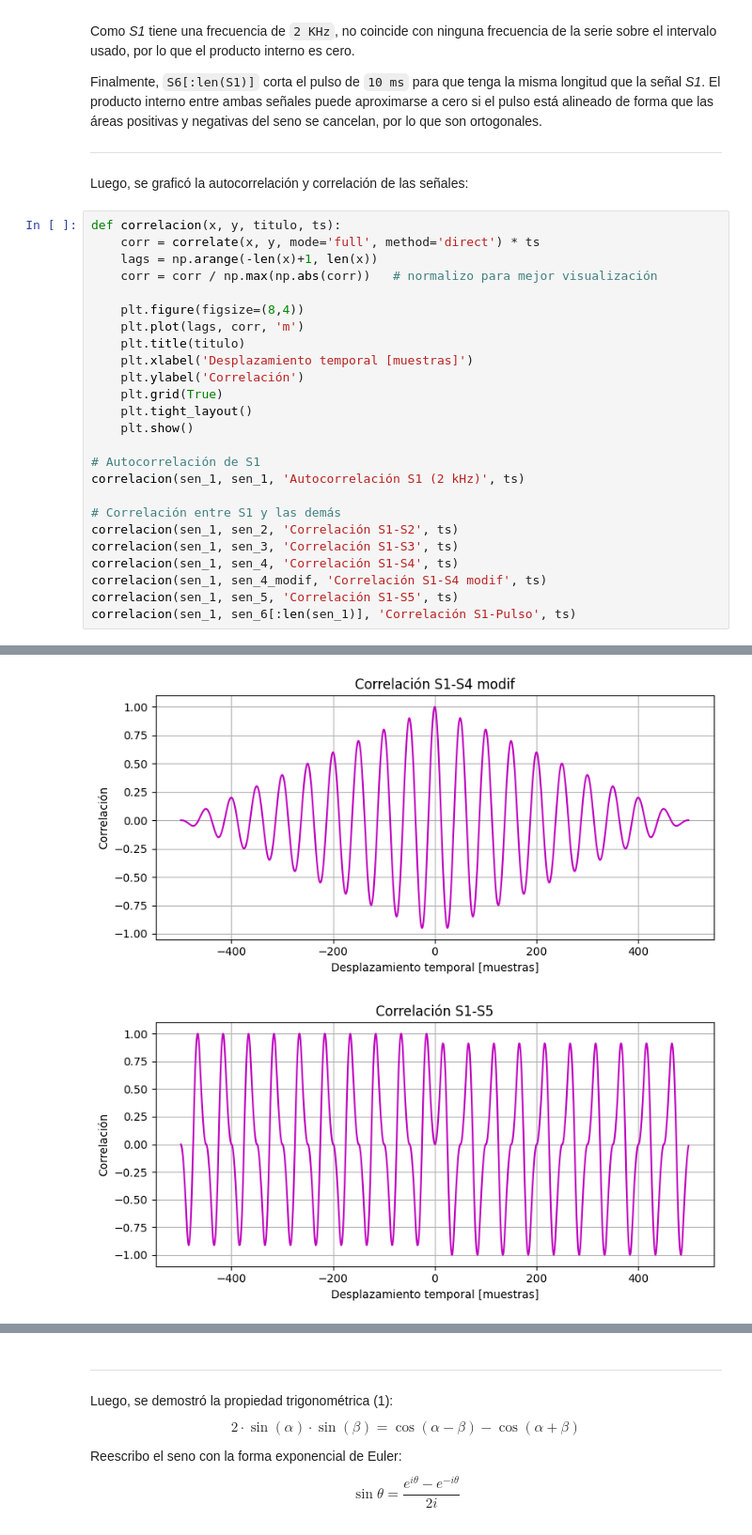
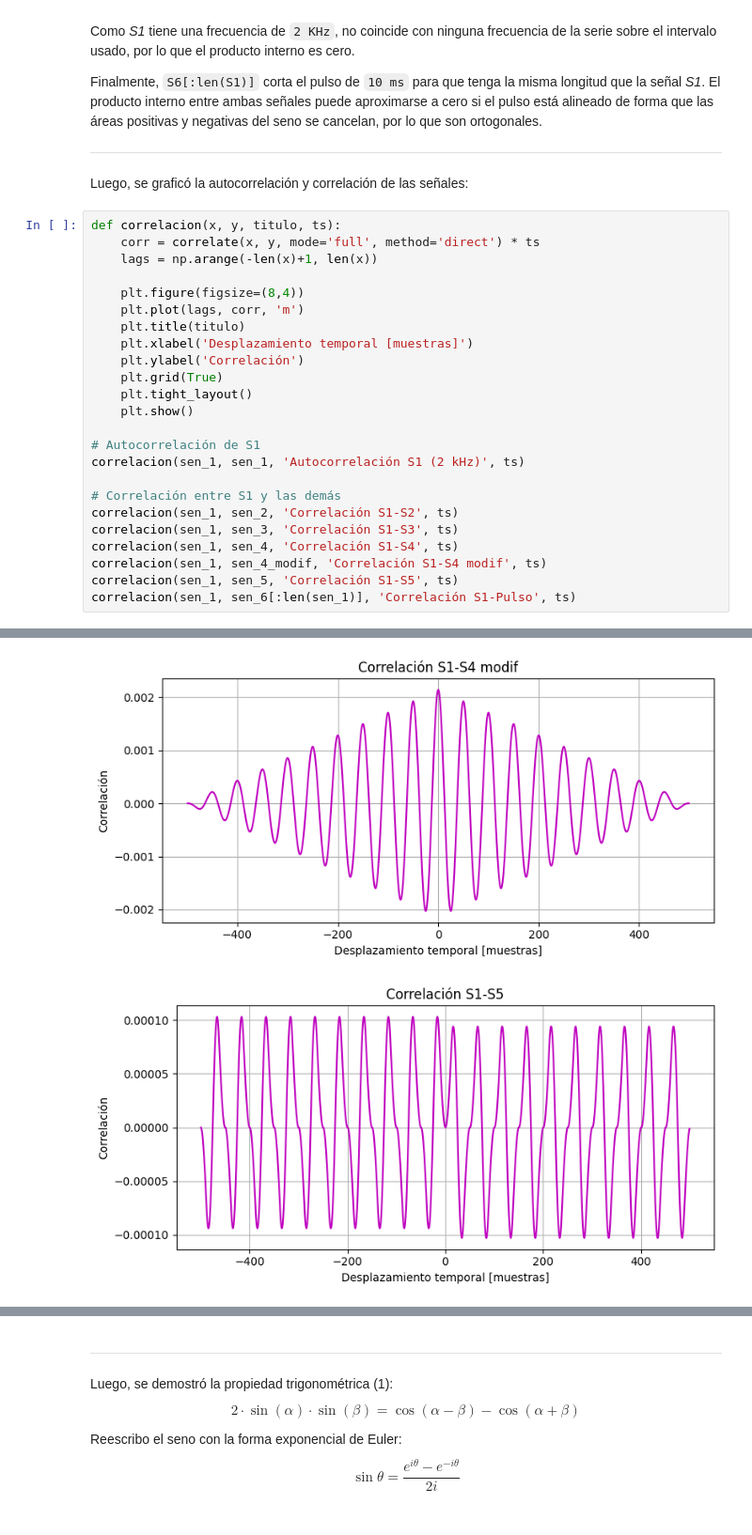
Before and after one commit to aguspaolini/aps-Paolini-Rosso, a Jupyter notebook: TS1 - Paolini Rosso.ipynb, the cells around one changed output, grey strips where cells are left out. Shown at 94% size. Saved outputs shown, nothing was run; the diff lists cells and outputs as text.

```diff
--- a/TS1 - Paolini Rosso.ipynb
+++ b/TS1 - Paolini Rosso.ipynb
@@ -413,7 +413,6 @@ Luego, se graficó la autocorrelación y correlación de las señales:
 def correlacion(x, y, titulo, ts):
     corr = correlate(x, y, mode='full', method='direct') * ts
     lags = np.arange(-len(x)+1, len(x))
-    corr = corr / np.max(np.abs(corr))   # normalizo para mejor visualización
 
     plt.figure(figsize=(8,4))
     plt.plot(lags, corr, 'm')
@@ -442,2 +441,2 @@ correlacion(sen_1, sen_6[:len(sen_1)], 'Correlación S1-Pulso', ts)
-[figure, old version]
+[figure, new version]
-[figure, old version]
+[figure, new version]
```
Also changed, not shown: parts of 2 cells of this notebook.
